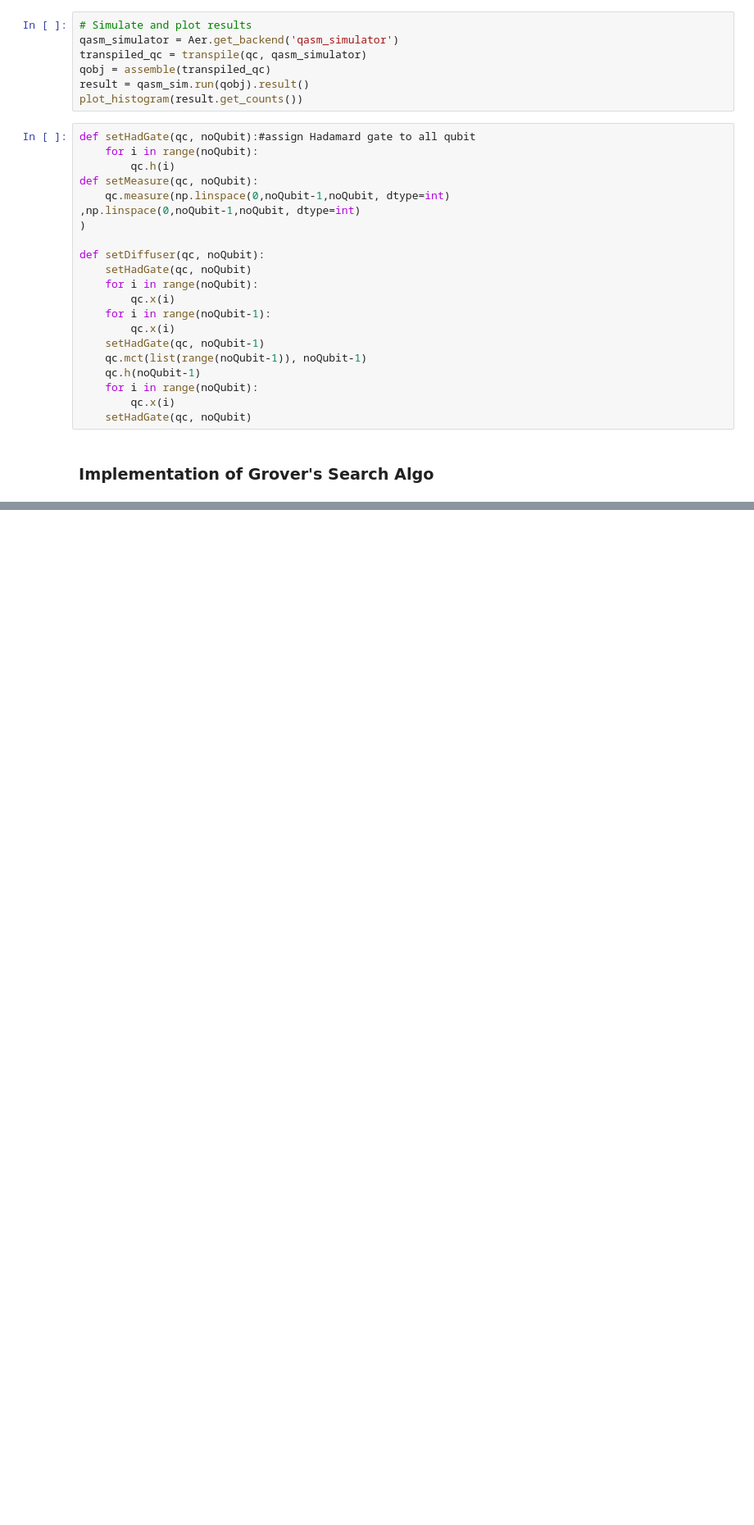
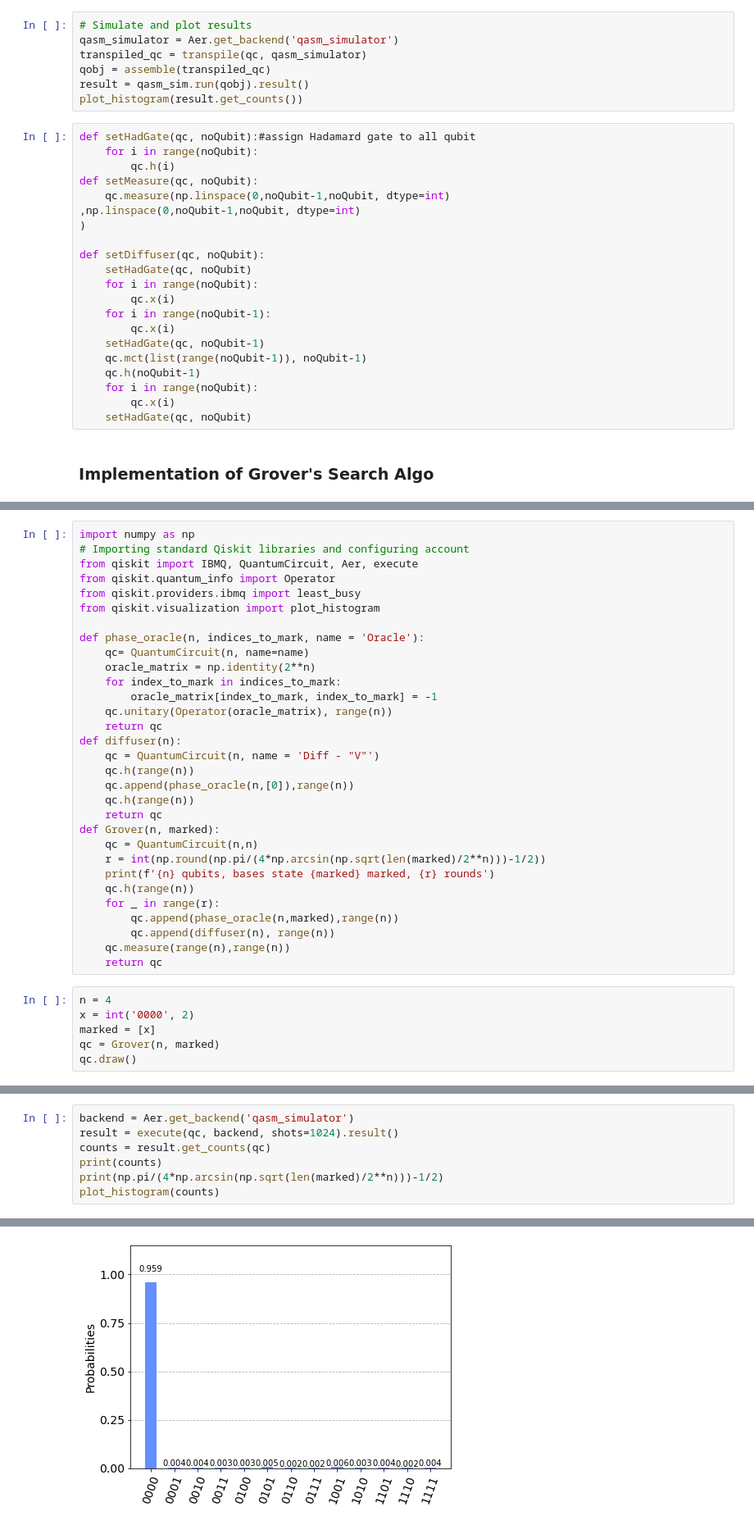
Before and after one commit to Jonathanchan1996/QM_Sandbox, a Jupyter notebook: finalProject.ipynb, the cells around one changed output, grey strips where cells are left out. Shown at 82% size. Saved outputs shown, nothing was run; the diff lists cells and outputs as text; blank space fills up the shorter version.

```diff
--- a/finalProject.ipynb
+++ b/finalProject.ipynb
@@ -318,0 +152,37 @@ Operator([[ 1.+0.j,  0.+0.j,  0.+0.j,  0.+0.j],
+# %%
+import numpy as np
+# Importing standard Qiskit libraries and configuring account
+from qiskit import IBMQ, QuantumCircuit, Aer, execute
+from qiskit.quantum_info import Operator
+from qiskit.providers.ibmq import least_busy
+from qiskit.visualization import plot_histogram
+
+def phase_oracle(n, indices_to_mark, name = 'Oracle'):
+    qc= QuantumCircuit(n, name=name)
+    oracle_matrix = np.identity(2**n)
+    for index_to_mark in indices_to_mark:
+        oracle_matrix[index_to_mark, index_to_mark] = -1
+    qc.unitary(Operator(oracle_matrix), range(n))
+    return qc
+def diffuser(n):
+    qc = QuantumCircuit(n, name = 'Diff - "V"')
+    qc.h(range(n))
+    qc.append(phase_oracle(n,[0]),range(n))
+    qc.h(range(n))
+    return qc
+def Grover(n, marked):
+    qc = QuantumCircuit(n,n)
+    r = int(np.round(np.pi/(4*np.arcsin(np.sqrt(len(marked)/2**n)))-1/2))
+    print(f'{n} qubits, bases state {marked} marked, {r} rounds')
+    qc.h(range(n))
+    for _ in range(r):
+        qc.append(phase_oracle(n,marked),range(n))
+        qc.append(diffuser(n), range(n))
+    qc.measure(range(n),range(n))
+    return qc
+# %%
+n = 4
+x = int('0000', 2)
+marked = [x]
+qc = Grover(n, marked)
+qc.draw()
@@ -318,0 +208,8 @@ Operator([[ 1.+0.j,  0.+0.j,  0.+0.j,  0.+0.j],
+# %%
+backend = Aer.get_backend('qasm_simulator')
+result = execute(qc, backend, shots=1024).result()
+counts = result.get_counts(qc)
+print(counts)
+print(np.pi/(4*np.arcsin(np.sqrt(len(marked)/2**n)))-1/2)
+plot_histogram(counts)
+# %% [output]
@@ -318,0 +218 @@ Operator([[ 1.+0.j,  0.+0.j,  0.+0.j,  0.+0.j],
+[figure, added]
```
Also changed, not shown: parts of 12 cells of this notebook.
